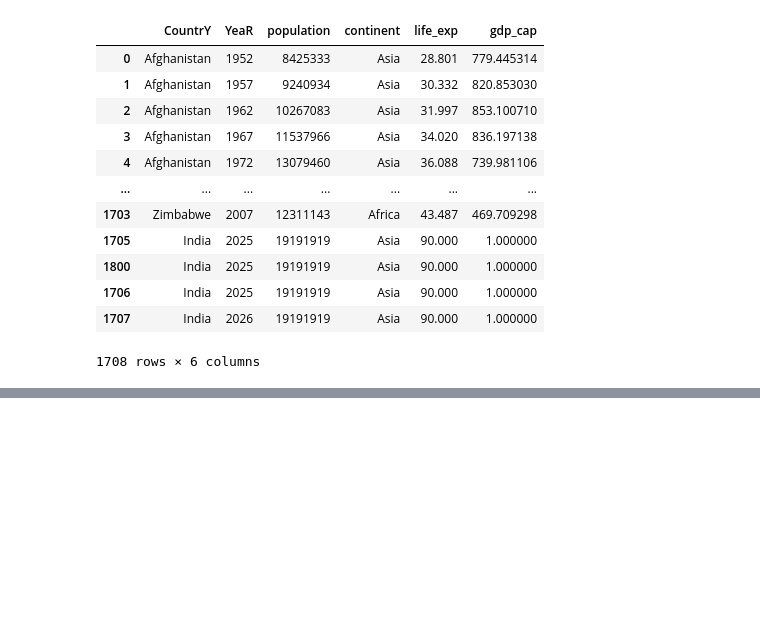
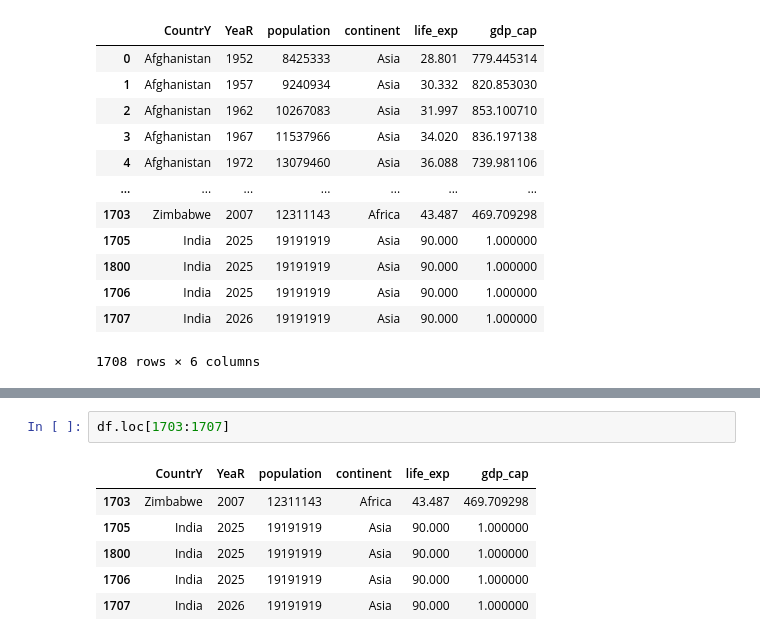
Before and after one commit to jeeet0700/Pandas, a Jupyter notebook: Pandas final cut.ipynb, the cells around one changed output, grey strips where cells are left out. Cells and saved outputs as stored; diff of their text form; blank space fills up the shorter version.

```diff
--- a/Pandas final cut.ipynb
+++ b/Pandas final cut.ipynb
@@ -836,0 +853,9 @@ df
+# %%
+df.loc[1703:1707]
+# %% [output]
+|  | CountrY | YeaR | population | continent | life_exp | gdp_cap |
+| 1703 | Zimbabwe | 2007 | 12311143 | Africa | 43.487 | 469.709298 |
+| 1705 | India | 2025 | 19191919 | Asia | 90.000 | 1.000000 |
+| 1800 | India | 2025 | 19191919 | Asia | 90.000 | 1.000000 |
+| 1706 | India | 2025 | 19191919 | Asia | 90.000 | 1.000000 |
+| 1707 | India | 2026 | 19191919 | Asia | 90.000 | 1.000000 |
```
Also changed, not shown: parts of 23 cells of this notebook.
